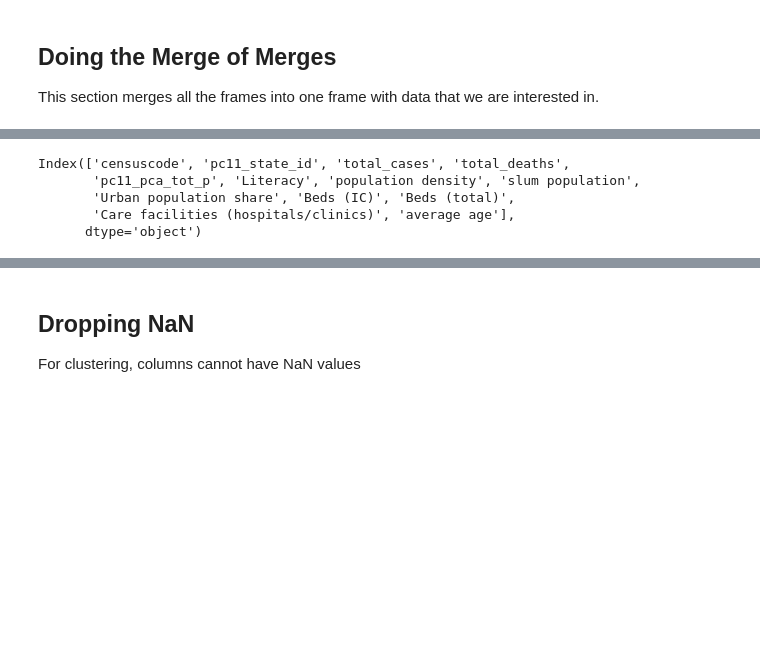
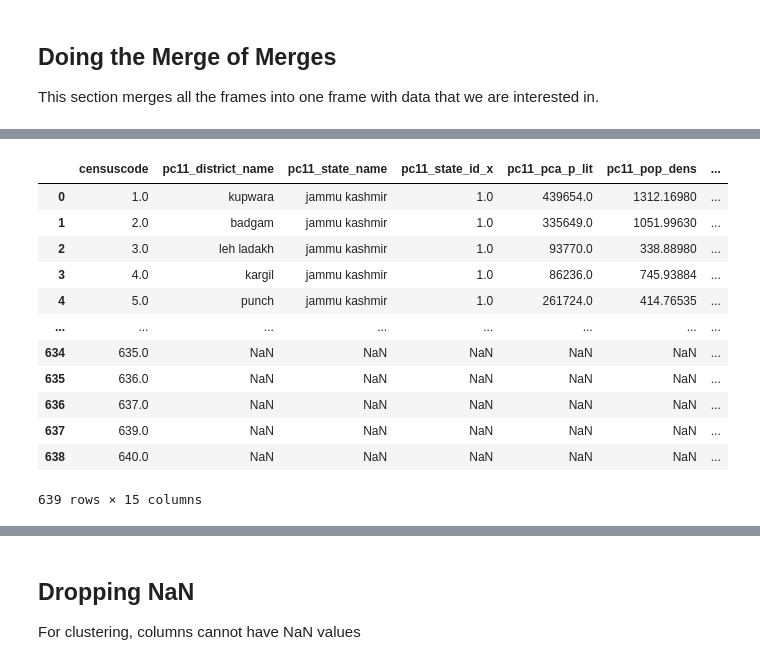
Before and after one commit to Daniel-Los/Introduction-to-datascience-final-project, a Jupyter notebook: Dataframes.ipynb, the cells around one changed output, grey strips where cells are left out. Saved outputs shown, nothing was run; the diff lists cells and outputs as text; code cells hidden in the pictures; blank space fills up the shorter version.

```diff
--- a/Dataframes.ipynb
+++ b/Dataframes.ipynb
@@ -441,4 +441,5 @@ interesting_frame
 # First we have to set the frame up somehow
 
 # We are setting up champions frame using the codes from interesting_frame
-champion = pd.merge(datedict['13apr2021'], demog_frame[['censuscode','pc11_pca_tot_p']], on = 'censuscode', how = 'left')
+mergy =  names_frame[['censuscode','pc11_district_name','pc11_state_name','pc11_state_id']]
+mergy
@@ -445,19 +460,25 @@ champion = pd.merge(datedict['13apr2021'], demog_frame[['censuscode','pc11_pca_t
-# %%
-# This section takes the interesting data (hardcoded, sorry)
-# These are the first 8 interesting variables.
-champion['Literacy'] =                            demog_frame['pc11_pca_p_lit']
-champion['population density'] =                  demog_frame['pc11_pop_dens']
-champion['slum population'] =                     demog_frame['pc11_slum_pop']
-champion['Urban population share'] =              demog_frame['pc11_urb_share']
-champion['Beds (IC)'] =                           hosp_frame['dlhs4_dh_icu_beds']
-champion['Beds (total)'] =                        hosp_frame['dlhs4_dh_icu_beds']
-champion['Care facilities (hospitals/clinics)'] = hosp_frame['dlhs4_total_facilities']
-champion['average age'] =                         age_frame['average_age']
-
-champion.keys()
-# %% [output]
-Index(['censuscode', 'pc11_state_id', 'total_cases', 'total_deaths',
-       'pc11_pca_tot_p', 'Literacy', 'population density', 'slum population',
-       'Urban population share', 'Beds (IC)', 'Beds (total)',
-       'Care facilities (hospitals/clinics)', 'average age'],
-      dtype='object')
+# %%
+# This section takes the interesting data (hardcoded, sorry)
+# These are the first 8 interesting variables.
+
+#This makes a frame that merges everythng the labels. The if block prevents double running.
+#if 'average_age' not in mergy.keys():
+mergy = pd.merge(mergy, demog_frame[['censuscode','pc11_pca_p_lit','pc11_pop_dens','pc11_slum_pop','pc11_urb_share']], on='censuscode', how = 'right')
+mergy = pd.merge(mergy, hosp_frame[['censuscode','dlhs4_dh_icu_beds','dlhs4_total_beds','dlhs4_total_facilities']], on='censuscode', how = 'right')
+mergy = pd.merge(mergy, age_frame[['censuscode','average_age']], on='censuscode', how = 'right')
+mergy = pd.merge(mergy, datedict[str(list(datedict.keys())[-1])], on = 'censuscode', how = 'outer')
+mergy
+# %% [output]
+|  | censuscode | pc11_district_name | pc11_state_name | pc11_state_id_x | pc11_pca_p_lit | pc11_pop_dens | ... |
+| 0 | 1.0 | kupwara | jammu kashmir | 1.0 | 439654.0 | 1312.16980 | ... |
+| 1 | 2.0 | badgam | jammu kashmir | 1.0 | 335649.0 | 1051.99630 | ... |
+| 2 | 3.0 | leh ladakh | jammu kashmir | 1.0 | 93770.0 | 338.88980 | ... |
+| 3 | 4.0 | kargil | jammu kashmir | 1.0 | 86236.0 | 745.93884 | ... |
+| 4 | 5.0 | punch | jammu kashmir | 1.0 | 261724.0 | 414.76535 | ... |
+| ... | ... | ... | ... | ... | ... | ... | ... |
+| 634 | 635.0 | NaN | NaN | NaN | NaN | NaN | ... |
+| 635 | 636.0 | NaN | NaN | NaN | NaN | NaN | ... |
+| 636 | 637.0 | NaN | NaN | NaN | NaN | NaN | ... |
+| 637 | 639.0 | NaN | NaN | NaN | NaN | NaN | ... |
+| 638 | 640.0 | NaN | NaN | NaN | NaN | NaN | ... |
+639 rows × 15 columns
```
Also changed, not shown: parts of 15 cells of this notebook, 1 other file.
